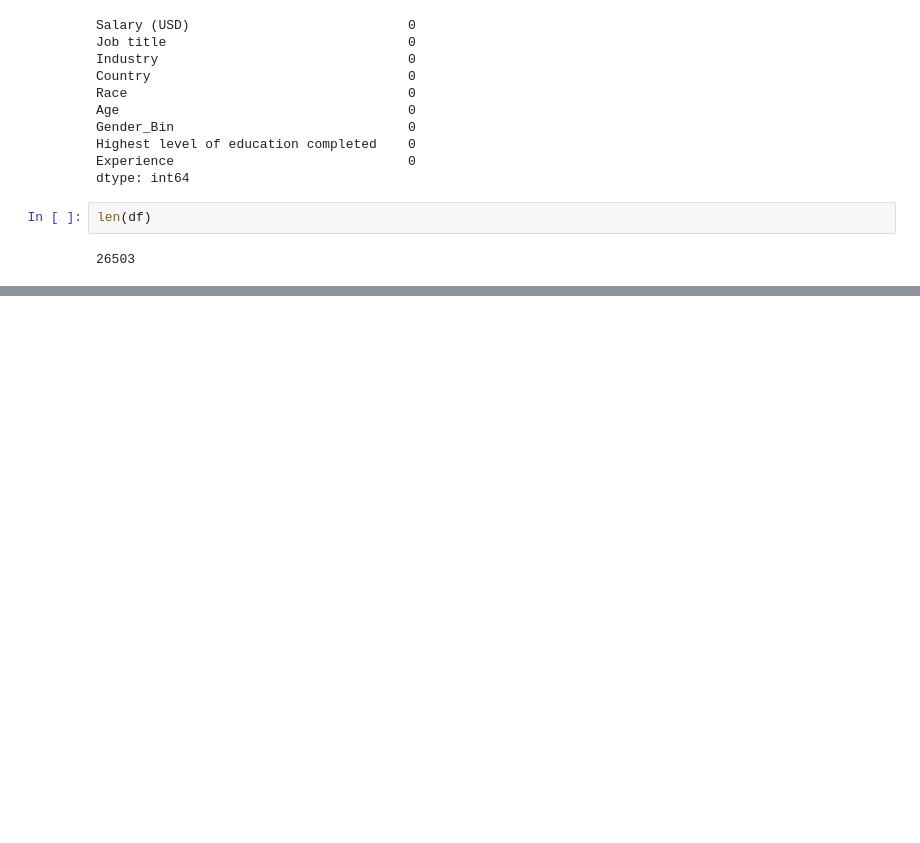
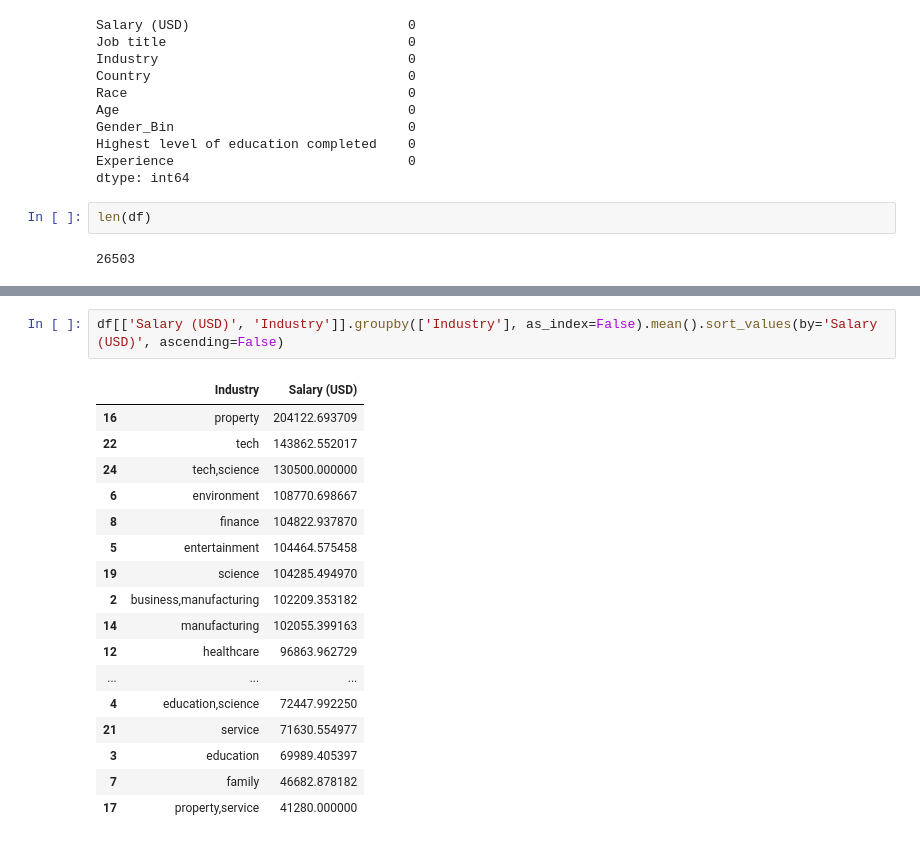
Before and after one commit to Abby-w/COMP4447-Final-Project, a Jupyter notebook: Data_analysis.ipynb, the cells around one changed output, grey strips where cells are left out. Drawn from its saved outputs; the diff is of its cells as text; blank space fills up the shorter version.

```diff
--- a/Data_analysis.ipynb
+++ b/Data_analysis.ipynb
@@ -90,0 +136,20 @@ len(df)
+# %%
+df[['Salary (USD)', 'Industry']].groupby(['Industry'], as_index=False).mean().sort_values(by='Salary (USD)', ascending=False)
+# %% [output]
+|  | Industry | Salary (USD) |
+| 16 | property | 204122.693709 |
+| 22 | tech | 143862.552017 |
+| 24 | tech,science | 130500.000000 |
+| 6 | environment | 108770.698667 |
+| 8 | finance | 104822.937870 |
+| 5 | entertainment | 104464.575458 |
+| 19 | science | 104285.494970 |
+| 2 | business,manufacturing | 102209.353182 |
+| 14 | manufacturing | 102055.399163 |
+| 12 | healthcare | 96863.962729 |
+| ... | ... | ... |
+| 4 | education,science | 72447.992250 |
+| 21 | service | 71630.554977 |
+| 3 | education | 69989.405397 |
+| 7 | family | 46682.878182 |
+| 17 | property,service | 41280.000000 |
```
Also changed, not shown: parts of 11 cells of this notebook.
